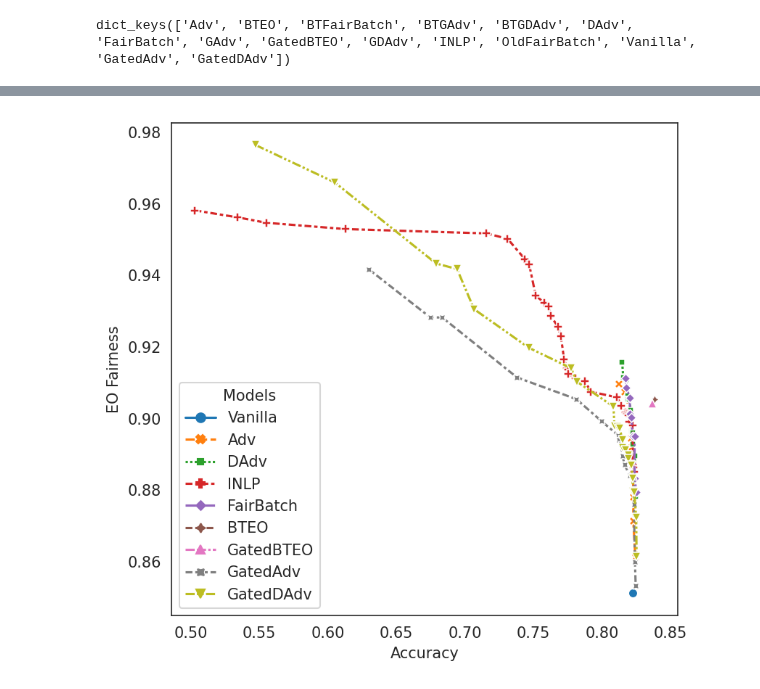
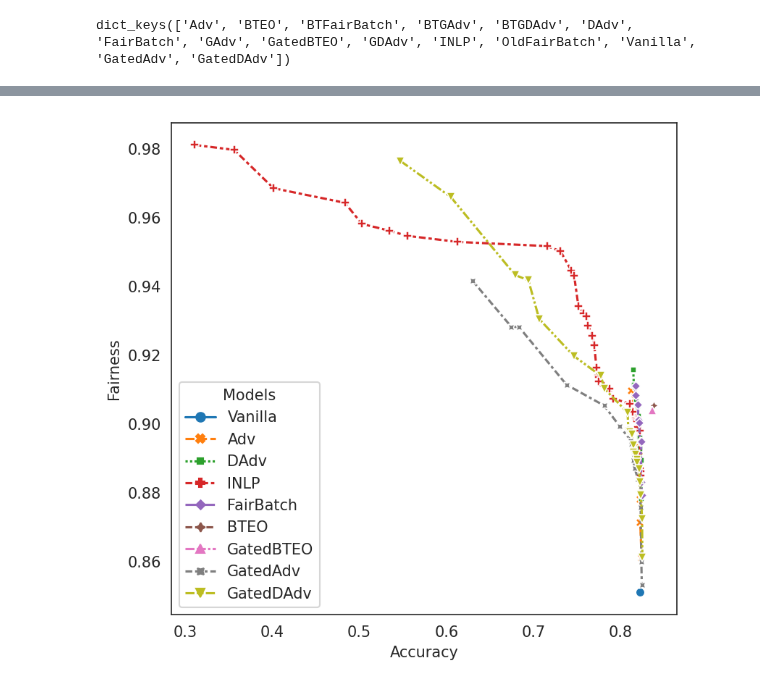
Before and after one commit to Libr-AI/fairlib, a Jupyter notebook: analysis/Final_results_in_paper.ipynb, the cells around one changed output, grey strips where cells are left out. Saved outputs shown, nothing was run; the diff lists cells and outputs as text; code cells hidden in the pictures.

```diff
--- a/analysis/Final_results_in_paper.ipynb
+++ b/analysis/Final_results_in_paper.ipynb
@@ -216,17 +216,15 @@ Bios_gender_main_results
 # %%
 Bios_gender_plot_df = final_results_df(
     results_dict = Bios_gender_results,
     model_order = ["Vanilla", "Adv", "DAdv", "INLP", "FairBatch", "BTEO", "GatedBTEO", "GatedAdv", "GatedDAdv"],
-    Fairness_metric_name = "rms_TPR",
-    Performance_metric_name = "accuracy",
     pareto = True,
     pareto_selection = "test",
     selection_criterion = None,
     return_dev = True,
-    # Fairness_threshold=0.5,
-    Performance_threshold=0.5,
+    Fairness_threshold=0.8,
+    # Performance_threshold=0.5,
     )
 
 make_plot(Bios_gender_plot_df)
 # %% [output]
-[figure, old version]
+[figure, new version]
```
Also changed, not shown: parts of 13 cells of this notebook.
